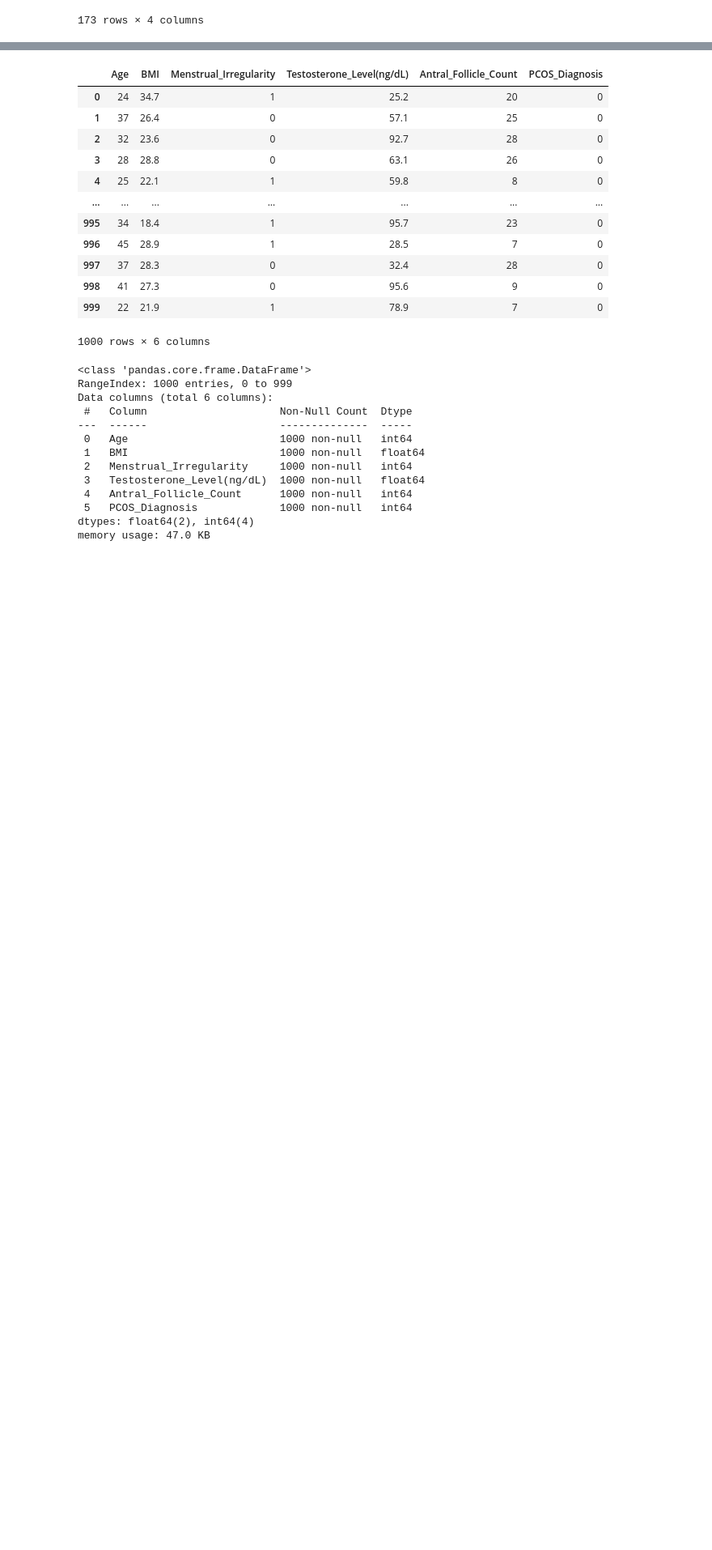
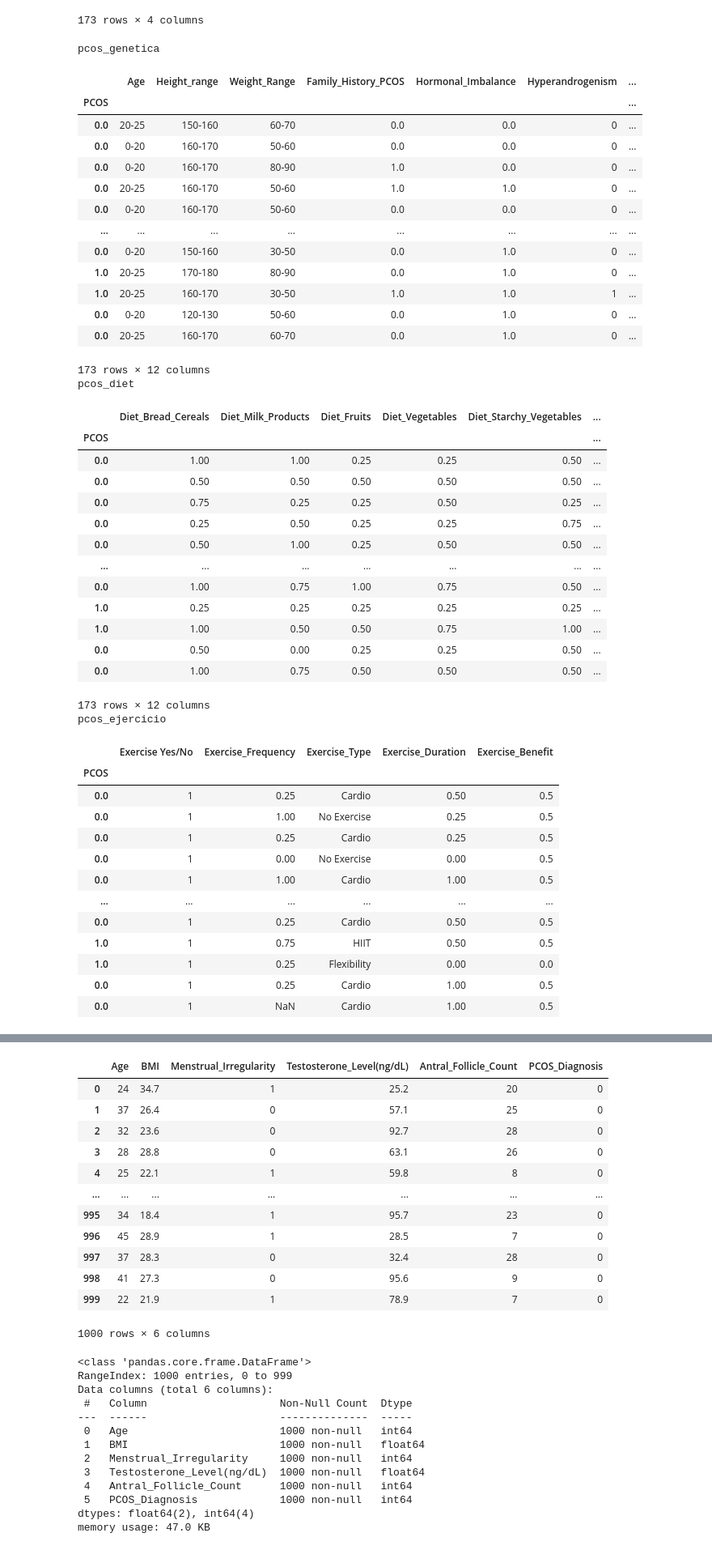
Before and after one commit to aanearana/EDA_PCOS, a Jupyter notebook: memoria/pcos.ipynb, the cells around one changed output, grey strips where cells are left out. Shown at 81% size. Cells and saved outputs as stored; diff of their text form; code cells hidden in the pictures; blank space fills up the shorter version.

```diff
--- a/memoria/pcos.ipynb
+++ b/memoria/pcos.ipynb
@@ -1,3 +1,19 @@
 # %%
 import pandas as pd
 import numpy as np
+
+class display(object):
+    """Representador HTML de múltiples objetos"""
+    template = """<div style="float: left; padding: 10px;">
+    <p style='font-family:"Courier New", Courier, monospace'>{0}</p>{1}
+    </div>"""
+    def __init__(self, *args):
+        self.args = args
+
+    def _repr_html_(self):
+        return '\n'.join(self.template.format(a, eval(a)._repr_html_())
+                         for a in self.args)
+
+    def __repr__(self):
+        return '\n\n'.join(a + '\n' + repr(eval(a))
+                           for a in self.args)
@@ -527,7 +568,49 @@ pcos_habitos
 | 0.0 | 0-6 | 1 | 0 | 0 |
 173 rows × 4 columns
 # %%
-pcos_genetica.to_csv('genetica.csv', index=False)
-pcos_diet.to_csv('diet.csv', index=False)
-pcos_ejercicio.to_csv('ejercicio.csv', index=False)
-pcos_habitos.to_csv('habitos.csv', index=False)
+display('pcos_genetica','pcos_diet','pcos_ejercicio','pcos_habitos')
+# %% [output]
+pcos_genetica
+|  | Age | Height_range | Weight_Range | Family_History_PCOS | Hormonal_Imbalance | Hyperandrogenism | ... |
+| PCOS |  |  |  |  |  |  | ... |
+| 0.0 | 20-25 | 150-160 | 60-70 | 0.0 | 0.0 | 0 | ... |
+| 0.0 | 0-20 | 160-170 | 50-60 | 0.0 | 0.0 | 0 | ... |
+| 0.0 | 0-20 | 160-170 | 80-90 | 1.0 | 0.0 | 0 | ... |
+| 0.0 | 20-25 | 160-170 | 50-60 | 1.0 | 1.0 | 0 | ... |
+| 0.0 | 0-20 | 160-170 | 50-60 | 0.0 | 0.0 | 0 | ... |
+| ... | ... | ... | ... | ... | ... | ... | ... |
+| 0.0 | 0-20 | 150-160 | 30-50 | 0.0 | 1.0 | 0 | ... |
+| 1.0 | 20-25 | 170-180 | 80-90 | 0.0 | 1.0 | 0 | ... |
+| 1.0 | 20-25 | 160-170 | 30-50 | 1.0 | 1.0 | 1 | ... |
+| 0.0 | 0-20 | 120-130 | 50-60 | 0.0 | 1.0 | 0 | ... |
+| 0.0 | 20-25 | 160-170 | 60-70 | 0.0 | 1.0 | 0 | ... |
+173 rows × 12 columns
+pcos_diet
+|  | Diet_Bread_Cereals | Diet_Milk_Products | Diet_Fruits | Diet_Vegetables | Diet_Starchy_Vegetables | ... |
+| PCOS |  |  |  |  |  | ... |
+| 0.0 | 1.00 | 1.00 | 0.25 | 0.25 | 0.50 | ... |
+| 0.0 | 0.50 | 0.50 | 0.50 | 0.50 | 0.50 | ... |
+| 0.0 | 0.75 | 0.25 | 0.25 | 0.50 | 0.25 | ... |
+| 0.0 | 0.25 | 0.50 | 0.25 | 0.25 | 0.75 | ... |
+| 0.0 | 0.50 | 1.00 | 0.25 | 0.50 | 0.50 | ... |
+| ... | ... | ... | ... | ... | ... | ... |
+| 0.0 | 1.00 | 0.75 | 1.00 | 0.75 | 0.50 | ... |
+| 1.0 | 0.25 | 0.25 | 0.25 | 0.25 | 0.25 | ... |
+| 1.0 | 1.00 | 0.50 | 0.50 | 0.75 | 1.00 | ... |
+| 0.0 | 0.50 | 0.00 | 0.25 | 0.25 | 0.50 | ... |
+| 0.0 | 1.00 | 0.75 | 0.50 | 0.50 | 0.50 | ... |
+173 rows × 12 columns
+pcos_ejercicio
+|  | Exercise Yes/No | Exercise_Frequency | Exercise_Type | Exercise_Duration | Exercise_Benefit |
+| PCOS |  |  |  |  |  |
+| 0.0 | 1 | 0.25 | Cardio | 0.50 | 0.5 |
+| 0.0 | 1 | 1.00 | No Exercise | 0.25 | 0.5 |
+| 0.0 | 1 | 0.25 | Cardio | 0.25 | 0.5 |
+| 0.0 | 1 | 0.00 | No Exercise | 0.00 | 0.5 |
+| 0.0 | 1 | 1.00 | Cardio | 1.00 | 0.5 |
+| ... | ... | ... | ... | ... | ... |
+| 0.0 | 1 | 0.25 | Cardio | 0.50 | 0.5 |
+| 1.0 | 1 | 0.75 | HIIT | 0.50 | 0.5 |
+| 1.0 | 1 | 0.25 | Flexibility | 0.00 | 0.0 |
+| 0.0 | 1 | 0.25 | Cardio | 1.00 | 0.5 |
+| 0.0 | 1 | NaN | Cardio | 1.00 | 0.5 |
```
Also changed, not shown: parts of 13 cells of this notebook, 2 other files.
